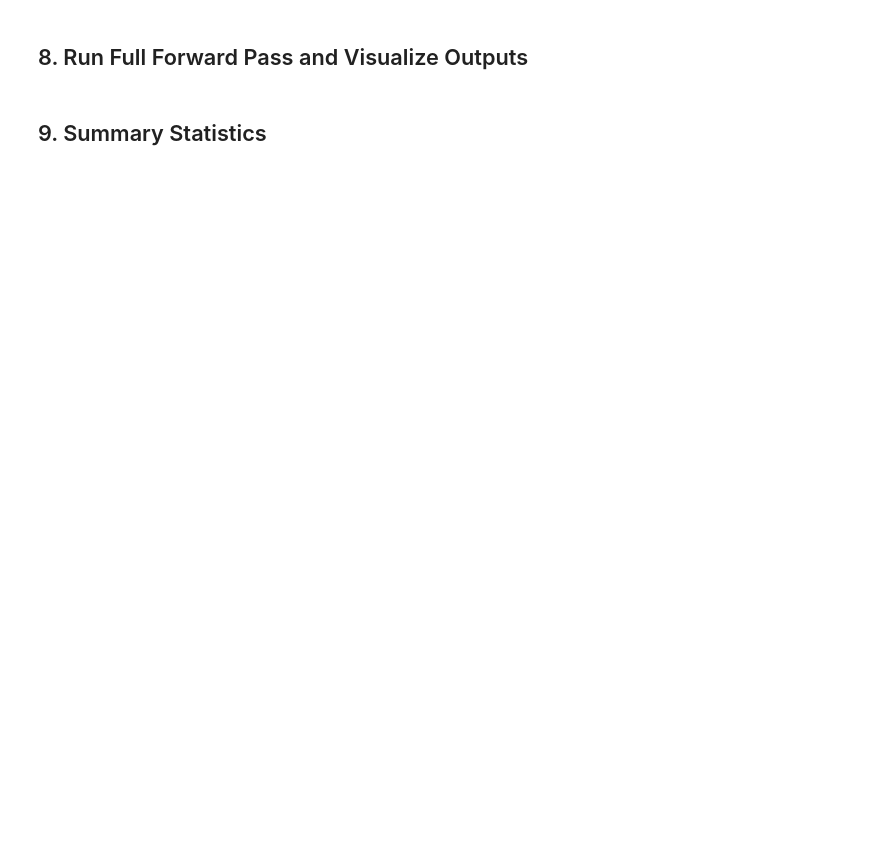
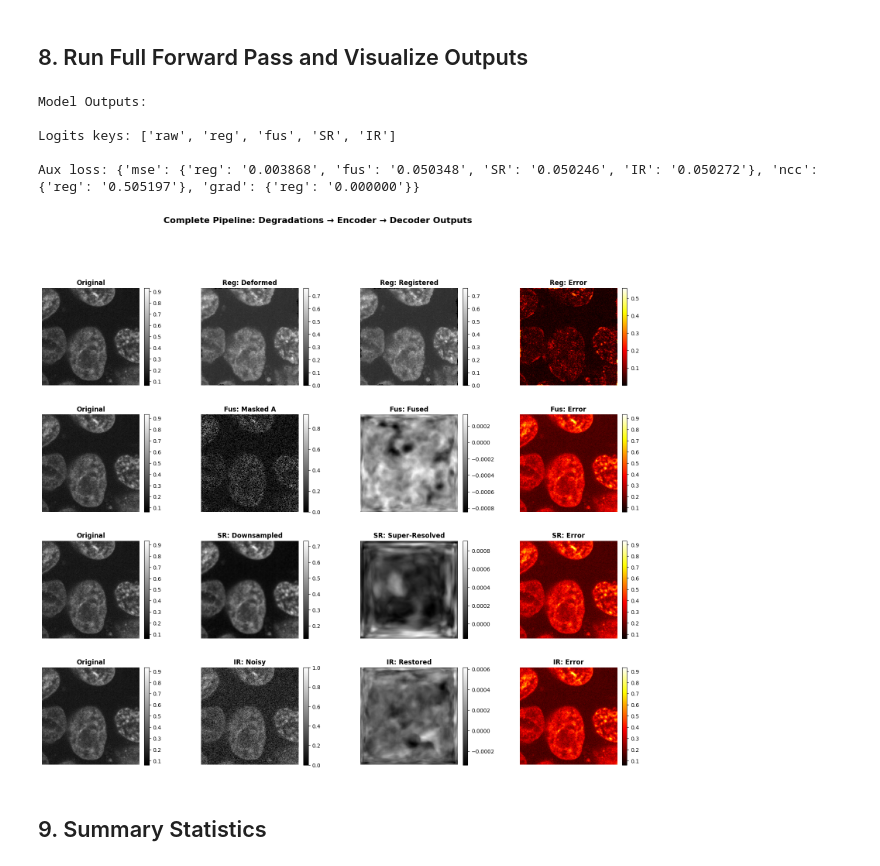
Before and after one commit to AmanKukde/Orochi-Versatile-Biomedical-Image-Processor, a Jupyter notebook: visualize_degradations.ipynb, the cells around one changed output. Saved outputs shown, nothing was run; the diff lists cells and outputs as text; code cells hidden in the pictures; blank space fills up the shorter version.

```diff
--- a/visualize_degradations.ipynb
+++ b/visualize_degradations.ipynb
@@ -50,7 +55,7 @@ print("✓ Imports complete")
 ## 2. Load Model and Dataset
 # %%
 # Create config
-config = ViT3DConfig()
+config = ViT3DConfig.from_yaml('./configs/vit_finetune.yaml')
 
 print("Configuration:")
 print(f"  Image size: {config.img_size}")
@@ -339,6 +393,12 @@ with torch.no_grad():
 print("\nModel Outputs:")
 print("\nLogits keys:", list(logits.keys()))
 print("\nAux loss:", {k: {kk: f"{vv:.6f}" for kk, vv in v.items()} for k, v in aux_loss.items()})
+# %% [output]
+Model Outputs:
+
+Logits keys: ['raw', 'reg', 'fus', 'SR', 'IR']
+
+Aux loss: {'mse': {'reg': '0.003868', 'fus': '0.050348', 'SR': '0.050246', 'IR': '0.050272'}, 'ncc': {'reg': '0.505197'}, 'grad': {'reg': '0.000000'}}
 # %%
 # Visualize all task outputs
 fig = plt.figure(figsize=(20, 16))
@@ -393,36 +453,38 @@ if 'SR' in logits:
                    "SR: Downsampled", ax=ax10)
 
     ax11 = fig.add_subplot(gs[2, 2])
-    visualize_slice(get_middle_slice(torch.from_numpy(logits['SR']['super_resolved'])[0]),
+    visualize_slice(get_middle_slice(torch.from_numpy(logits['SR']['super_resolution'])[0]),
                    "SR: Super-Resolved", ax=ax11)
 
     ax12 = fig.add_subplot(gs[2, 3])
-    diff = torch.abs(torch.from_numpy(logits['SR']['super_resolved']) - torch.from_numpy(logits['raw']))
+    diff = torch.abs(torch.from_numpy(logits['SR']['super_resolution']) - torch.from_numpy(logits['raw']))
     visualize_slice(get_middle_slice(diff[0]),
                    "SR: Error", ax=ax12, cmap='hot')
 
 # Isotropic Restoration
 if 'IR' in logits:
     ax13 = fig.add_subplot(gs[3, 0])
     visualize_slice(get_middle_slice(torch.from_numpy(logits['raw'])[0]),
                    "Original", ax=ax13)
 
     ax14 = fig.add_subplot(gs[3, 1])
     visualize_slice(get_middle_slice(torch.from_numpy(logits['IR']['noisy'])[0]),
                    "IR: Noisy", ax=ax14)
 
     ax15 = fig.add_subplot(gs[3, 2])
     visualize_slice(get_middle_slice(torch.from_numpy(logits['IR']['restored'])[0]),
                    "IR: Restored", ax=ax15)
 
     ax16 = fig.add_subplot(gs[3, 3])
     diff = torch.abs(torch.from_numpy(logits['IR']['restored']) - torch.from_numpy(logits['raw']))
     visualize_slice(get_middle_slice(diff[0]),
                    "IR: Error", ax=ax16, cmap='hot')
 
 fig.suptitle('Complete Pipeline: Degradations → Encoder → Decoder Outputs',
              fontsize=16, fontweight='bold', y=0.995)
 plt.show()
+# %% [output]
+[figure, added]
 # %% [markdown]
 ## 9. Summary Statistics
 # %%
```
Also changed, not shown: parts of 13 cells of this notebook, 4 other files.
